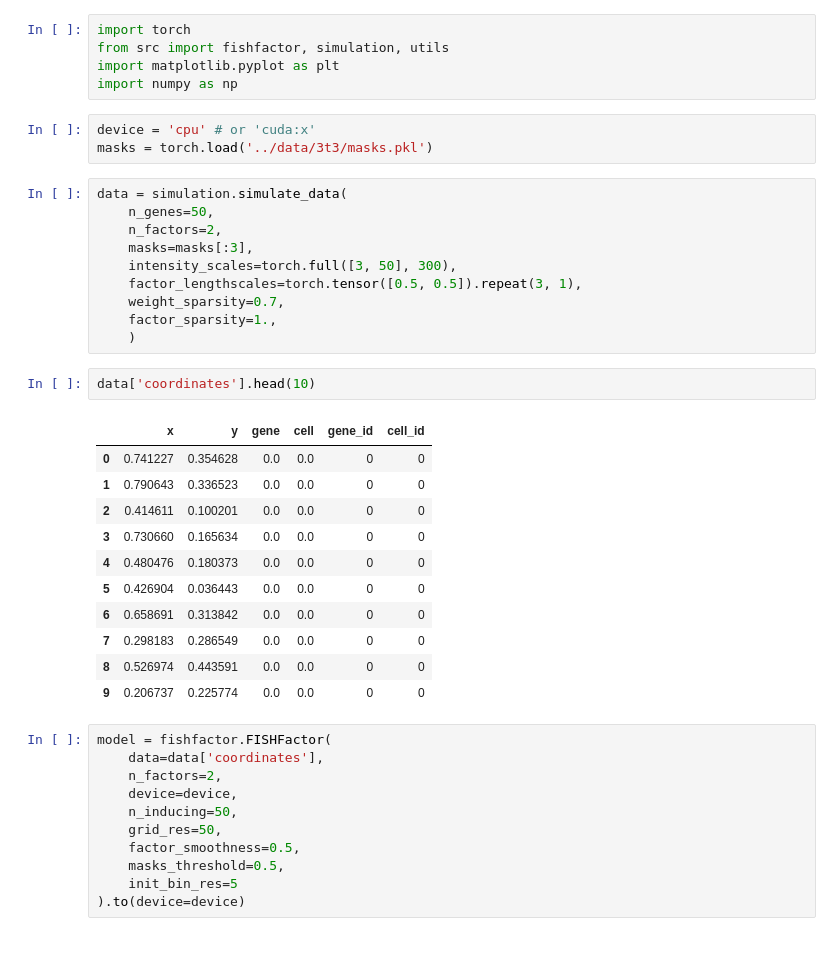
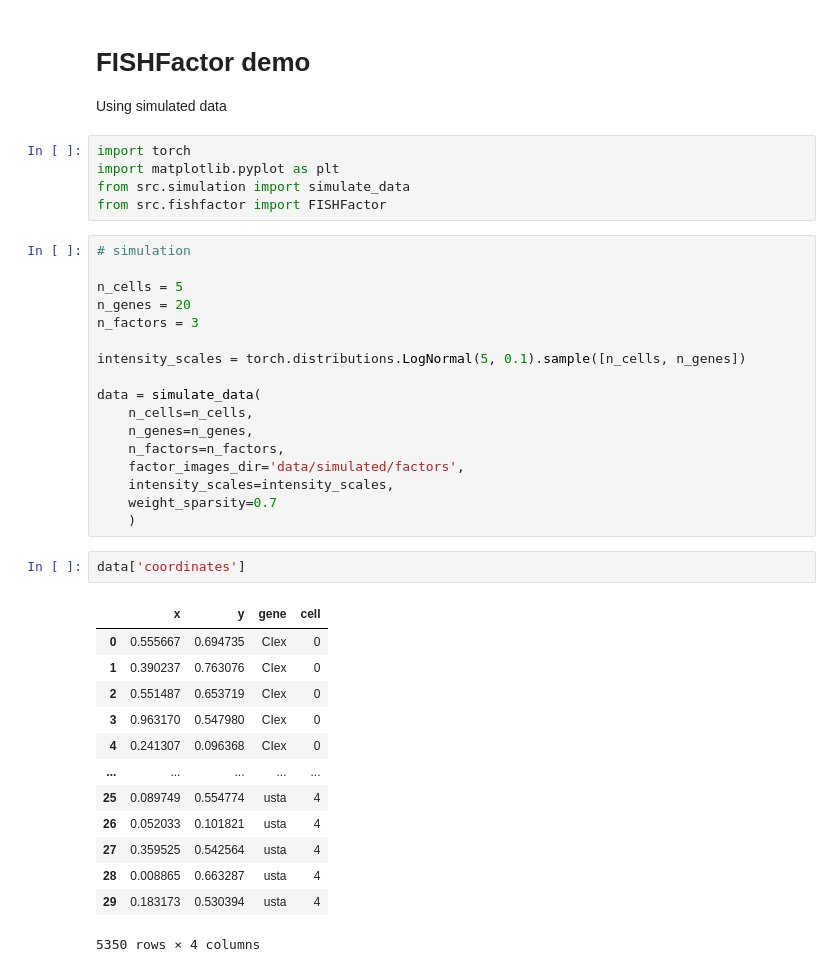
Before and after one commit to bioFAM/FISHFactor, a Jupyter notebook: fishfactor_demo.ipynb, the cells around one changed output. Cells and saved outputs as stored; diff of their text form.

```diff
--- a/fishfactor_demo.ipynb
+++ b/fishfactor_demo.ipynb
@@ -3,43 +1,42 @@
+# %% [markdown]
+# FISHFactor demo
+
+Using simulated data
 # %%
 import torch
-from src import fishfactor, simulation, utils
 import matplotlib.pyplot as plt
-import numpy as np
+from src.simulation import simulate_data
+from src.fishfactor import FISHFactor
-# %%
-device = 'cpu' # or 'cuda:x'
-masks = torch.load('../data/3t3/masks.pkl')
-# %%
-data = simulation.simulate_data(
-    n_genes=50,
-    n_factors=2,
-    masks=masks[:3],
-    intensity_scales=torch.full([3, 50], 300),
-    factor_lengthscales=torch.tensor([0.5, 0.5]).repeat(3, 1),
-    weight_sparsity=0.7,
-    factor_sparsity=1.,
-    )
+# %%
+# simulation
+
+n_cells = 5
+n_genes = 20
+n_factors = 3
+
+intensity_scales = torch.distributions.LogNormal(5, 0.1).sample([n_cells, n_genes])
+
+data = simulate_data(
+    n_cells=n_cells,
+    n_genes=n_genes,
+    n_factors=n_factors,
+    factor_images_dir='data/simulated/factors',
+    intensity_scales=intensity_scales,
+    weight_sparsity=0.7
+    )
 # %%
-data['coordinates'].head(10)
+data['coordinates']
 # %% [output]
-|  | x | y | gene | cell | gene_id | cell_id |
-| 0 | 0.741227 | 0.354628 | 0.0 | 0.0 | 0 | 0 |
-| 1 | 0.790643 | 0.336523 | 0.0 | 0.0 | 0 | 0 |
-| 2 | 0.414611 | 0.100201 | 0.0 | 0.0 | 0 | 0 |
-| 3 | 0.730660 | 0.165634 | 0.0 | 0.0 | 0 | 0 |
-| 4 | 0.480476 | 0.180373 | 0.0 | 0.0 | 0 | 0 |
-| 5 | 0.426904 | 0.036443 | 0.0 | 0.0 | 0 | 0 |
-| 6 | 0.658691 | 0.313842 | 0.0 | 0.0 | 0 | 0 |
-| 7 | 0.298183 | 0.286549 | 0.0 | 0.0 | 0 | 0 |
-| 8 | 0.526974 | 0.443591 | 0.0 | 0.0 | 0 | 0 |
-| 9 | 0.206737 | 0.225774 | 0.0 | 0.0 | 0 | 0 |
+|  | x | y | gene | cell |
+| 0 | 0.555667 | 0.694735 | CIex | 0 |
+| 1 | 0.390237 | 0.763076 | CIex | 0 |
+| 2 | 0.551487 | 0.653719 | CIex | 0 |
+| 3 | 0.963170 | 0.547980 | CIex | 0 |
+| 4 | 0.241307 | 0.096368 | CIex | 0 |
+| ... | ... | ... | ... | ... |
+| 25 | 0.089749 | 0.554774 | usta | 4 |
+| 26 | 0.052033 | 0.101821 | usta | 4 |
+| 27 | 0.359525 | 0.542564 | usta | 4 |
+| 28 | 0.008865 | 0.663287 | usta | 4 |
+| 29 | 0.183173 | 0.530394 | usta | 4 |
+5350 rows × 4 columns
-# %%
-model = fishfactor.FISHFactor(
-    data=data['coordinates'],
-    n_factors=2,
-    device=device,
-    n_inducing=50,
-    grid_res=50,
-    factor_smoothness=0.5,
-    masks_threshold=0.5,
-    init_bin_res=5
-).to(device=device)
```
Also changed, not shown: parts of 9 cells of this notebook, 40 other files.
